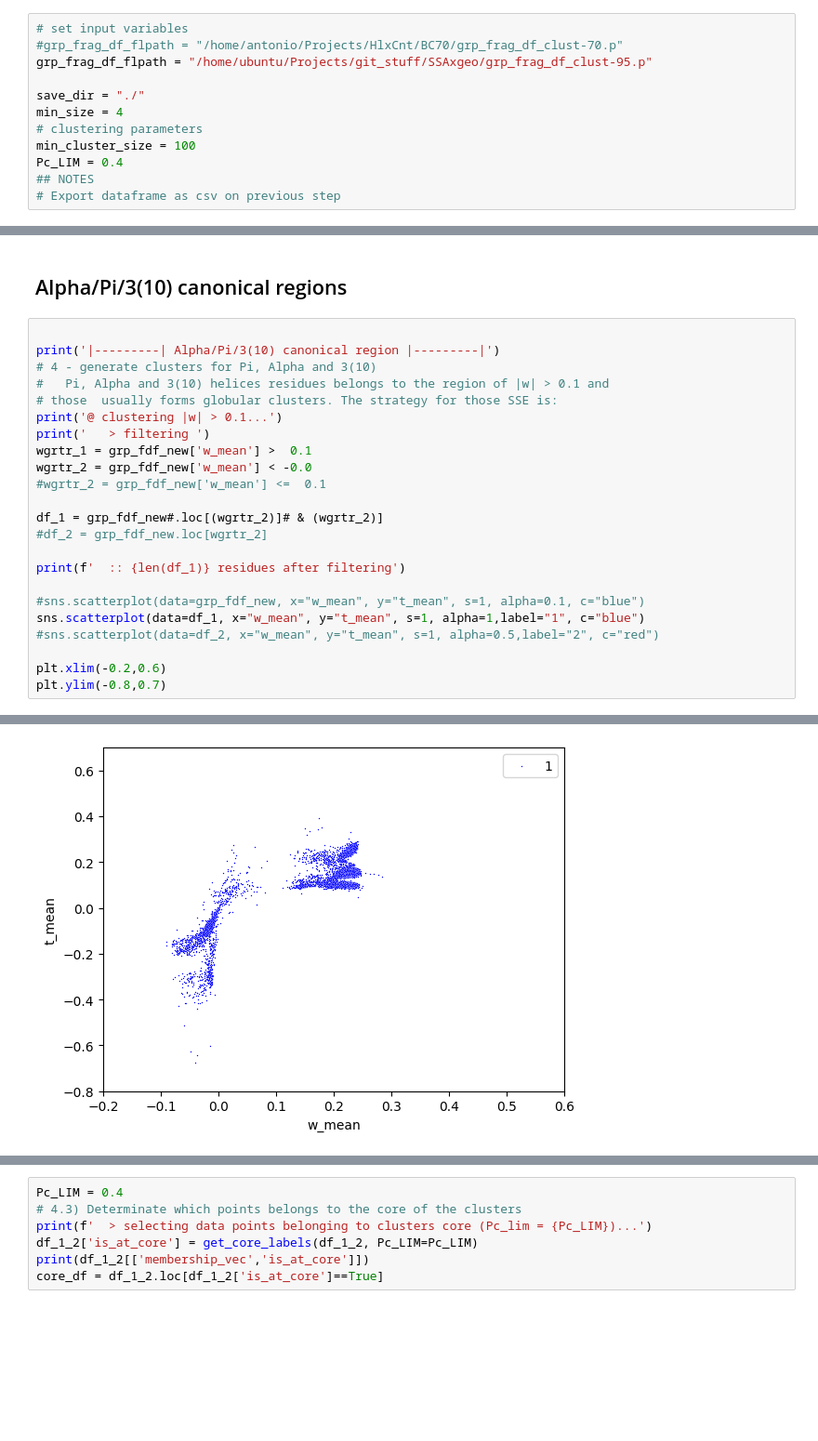
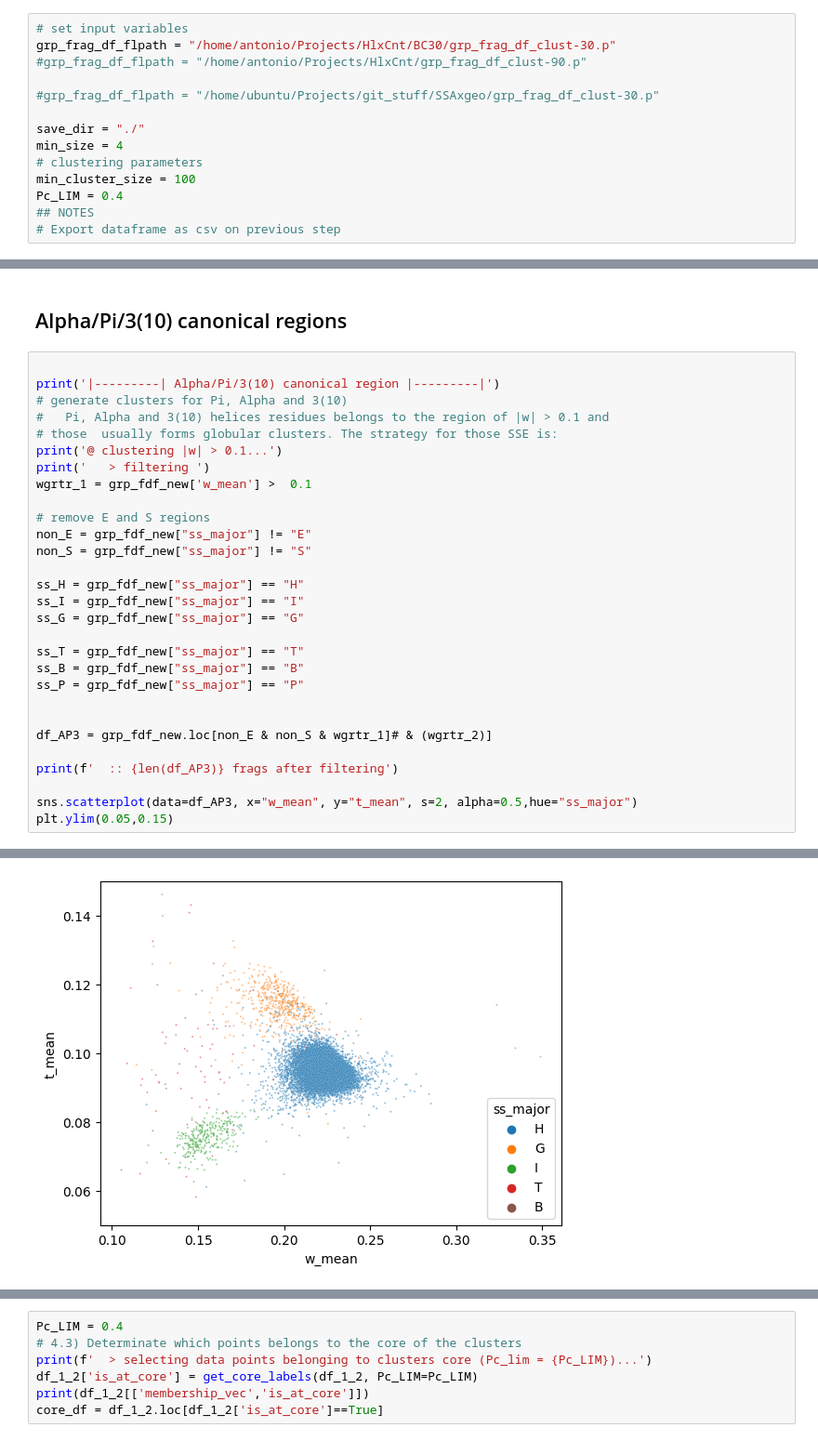
Before and after one commit to labstructbioinf/SSAxgeo, a Jupyter notebook: notebooks/SetCanonicalRegions.ipynb, the cells around one changed output, grey strips where cells are left out. Shown at 93% size. Cells and saved outputs as stored; diff of their text form; blank space fills up the shorter version.

```diff
--- a/notebooks/SetCanonicalRegions.ipynb
+++ b/notebooks/SetCanonicalRegions.ipynb
@@ -8,8 +8,10 @@ import hdbscan
 import numpy as np
 # %%
 # set input variables
-#grp_frag_df_flpath = "/home/antonio/Projects/HlxCnt/BC70/grp_frag_df_clust-70.p"
-grp_frag_df_flpath = "/home/ubuntu/Projects/git_stuff/SSAxgeo/grp_frag_df_clust-95.p"
+grp_frag_df_flpath = "/home/antonio/Projects/HlxCnt/BC30/grp_frag_df_clust-30.p"
+#grp_frag_df_flpath = "/home/antonio/Projects/HlxCnt/grp_frag_df_clust-90.p"
+
+#grp_frag_df_flpath = "/home/ubuntu/Projects/git_stuff/SSAxgeo/grp_frag_df_clust-30.p"
 
 save_dir = "./"
 min_size = 4
@@ -394,26 +287,32 @@ grp_fdf_new[["pdbid", "chain", "ss", "ss_pp2", "ss_major"]].loc[grp_fdf_new["ss_
 # %%
 
 print('|---------| Alpha/Pi/3(10) canonical region |---------|')
-# 4 - generate clusters for Pi, Alpha and 3(10)
+# generate clusters for Pi, Alpha and 3(10)
 #   Pi, Alpha and 3(10) helices residues belongs to the region of |w| > 0.1 and
 # those  usually forms globular clusters. The strategy for those SSE is:
 print('@ clustering |w| > 0.1...')
 print('   > filtering ')
 wgrtr_1 = grp_fdf_new['w_mean'] >  0.1
-wgrtr_2 = grp_fdf_new['w_mean'] < -0.0
-#wgrtr_2 = grp_fdf_new['w_mean'] <=  0.1
 
-df_1 = grp_fdf_new#.loc[(wgrtr_2)]# & (wgrtr_2)]
-#df_2 = grp_fdf_new.loc[wgrtr_2]
+# remove E and S regions
+non_E = grp_fdf_new["ss_major"] != "E"
+non_S = grp_fdf_new["ss_major"] != "S"
 
-print(f'  :: {len(df_1)} residues after filtering')
+ss_H = grp_fdf_new["ss_major"] == "H"
+ss_I = grp_fdf_new["ss_major"] == "I"
+ss_G = grp_fdf_new["ss_major"] == "G"
 
-#sns.scatterplot(data=grp_fdf_new, x="w_mean", y="t_mean", s=1, alpha=0.1, c="blue")
-sns.scatterplot(data=df_1, x="w_mean", y="t_mean", s=1, alpha=1,label="1", c="blue")
-#sns.scatterplot(data=df_2, x="w_mean", y="t_mean", s=1, alpha=0.5,label="2", c="red")
+ss_T = grp_fdf_new["ss_major"] == "T"
+ss_B = grp_fdf_new["ss_major"] == "B"
+ss_P = grp_fdf_new["ss_major"] == "P"
 
-plt.xlim(-0.2,0.6)
-plt.ylim(-0.8,0.7)
+
+df_AP3 = grp_fdf_new.loc[non_E & non_S & wgrtr_1]# & (wgrtr_2)]
+
+print(f'  :: {len(df_AP3)} frags after filtering')
+
+sns.scatterplot(data=df_AP3, x="w_mean", y="t_mean", s=2, alpha=0.5,hue="ss_major")
+plt.ylim(0.05,0.15)
 # %% [output]
 |---------| Alpha/Pi/3(10) canonical region |---------|
 @ clustering |w| > 0.1...
@@ -423 +322 @@ plt.ylim(-0.8,0.7)
-[figure, old version]
+[figure, new version]
```
Also changed, not shown: parts of 59 cells of this notebook.
